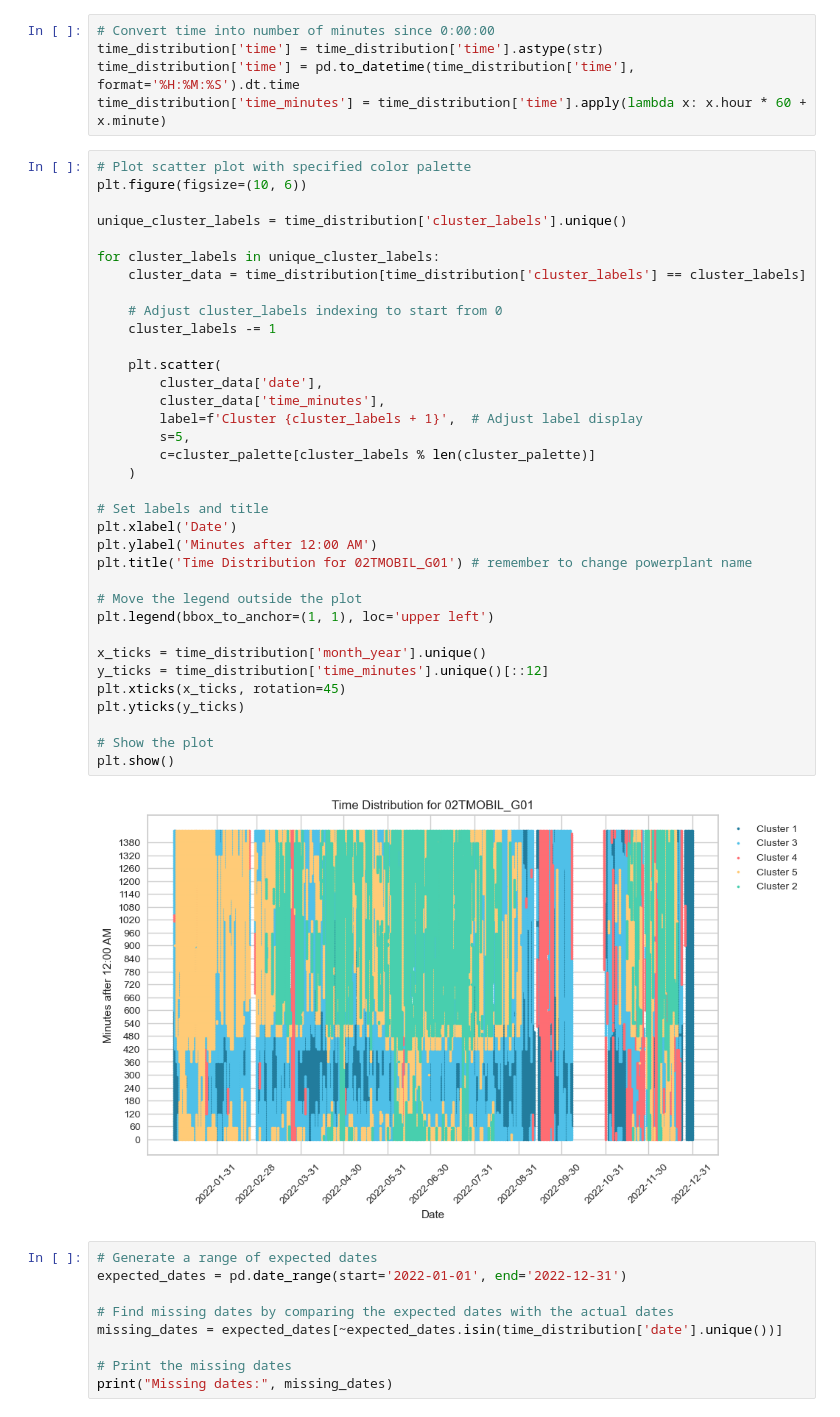
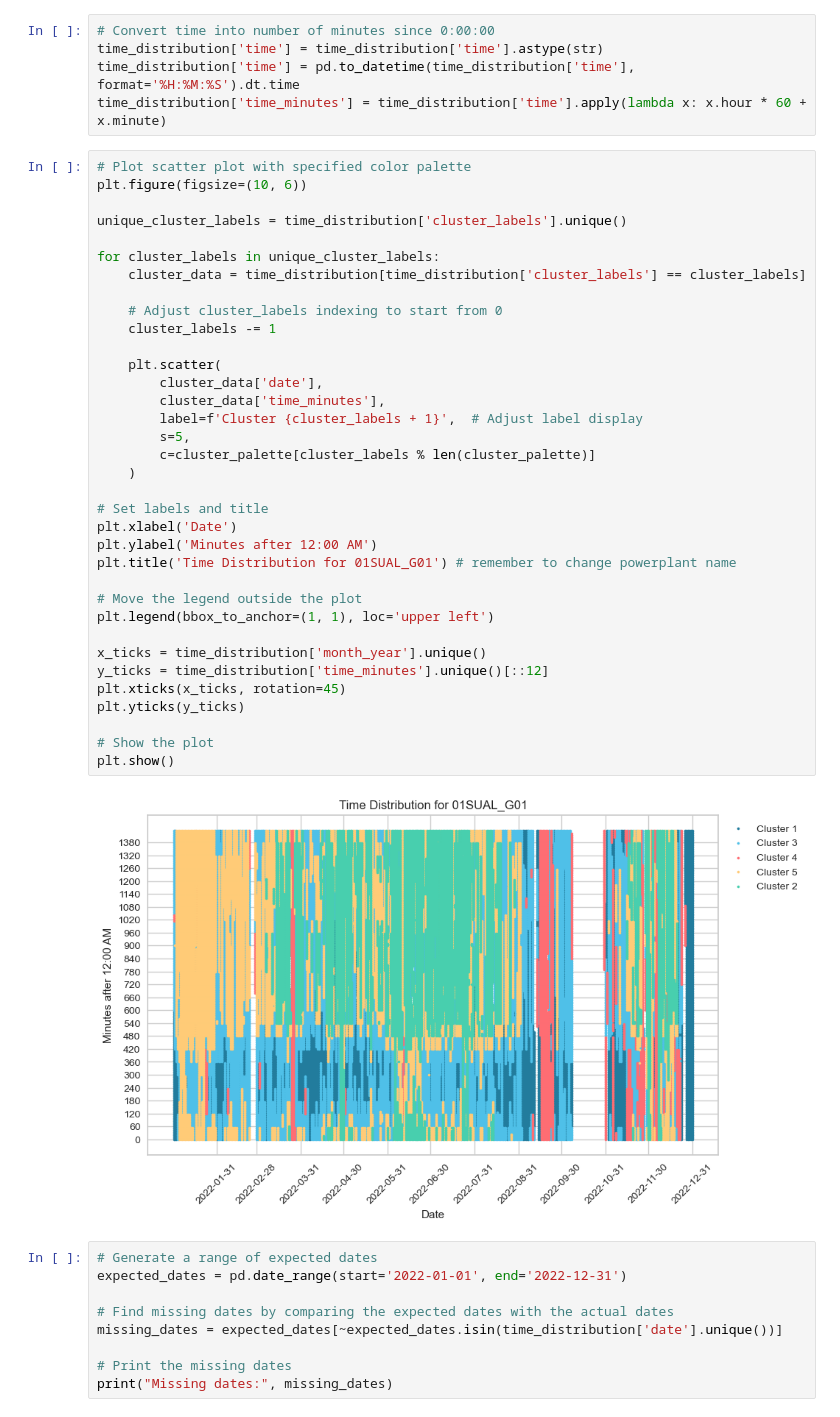
Before and after one commit to gbrosell/maroon-archers, a Jupyter notebook: 01SUAL_G01_clustering.ipynb, the cells around one changed output. Cells and saved outputs as stored; diff of their text form.

Commit message:
renamed time dist

```diff
--- a/01SUAL_G01_clustering.ipynb
+++ b/01SUAL_G01_clustering.ipynb
@@ -649,35 +649,35 @@ unique_cluster_labels = time_distribution['cluster_labels'].unique()
 
 for cluster_labels in unique_cluster_labels:
     cluster_data = time_distribution[time_distribution['cluster_labels'] == cluster_labels]
 
     # Adjust cluster_labels indexing to start from 0
     cluster_labels -= 1
 
     plt.scatter(
         cluster_data['date'],
         cluster_data['time_minutes'],
         label=f'Cluster {cluster_labels + 1}',  # Adjust label display
         s=5,
         c=cluster_palette[cluster_labels % len(cluster_palette)]
     )
 
 # Set labels and title
 plt.xlabel('Date')
 plt.ylabel('Minutes after 12:00 AM')
-plt.title('Time Distribution for 02TMOBIL_G01') # remember to change powerplant name
+plt.title('Time Distribution for 01SUAL_G01') # remember to change powerplant name
 
 # Move the legend outside the plot
 plt.legend(bbox_to_anchor=(1, 1), loc='upper left')
 
 x_ticks = time_distribution['month_year'].unique()
 y_ticks = time_distribution['time_minutes'].unique()[::12]
 plt.xticks(x_ticks, rotation=45)
 plt.yticks(y_ticks)
 
 # Show the plot
 plt.show()
 # %% [output]
-[figure, old version]
+[figure, new version]
 # %%
 # Generate a range of expected dates
 expected_dates = pd.date_range(start='2022-01-01', end='2022-12-31')
```
